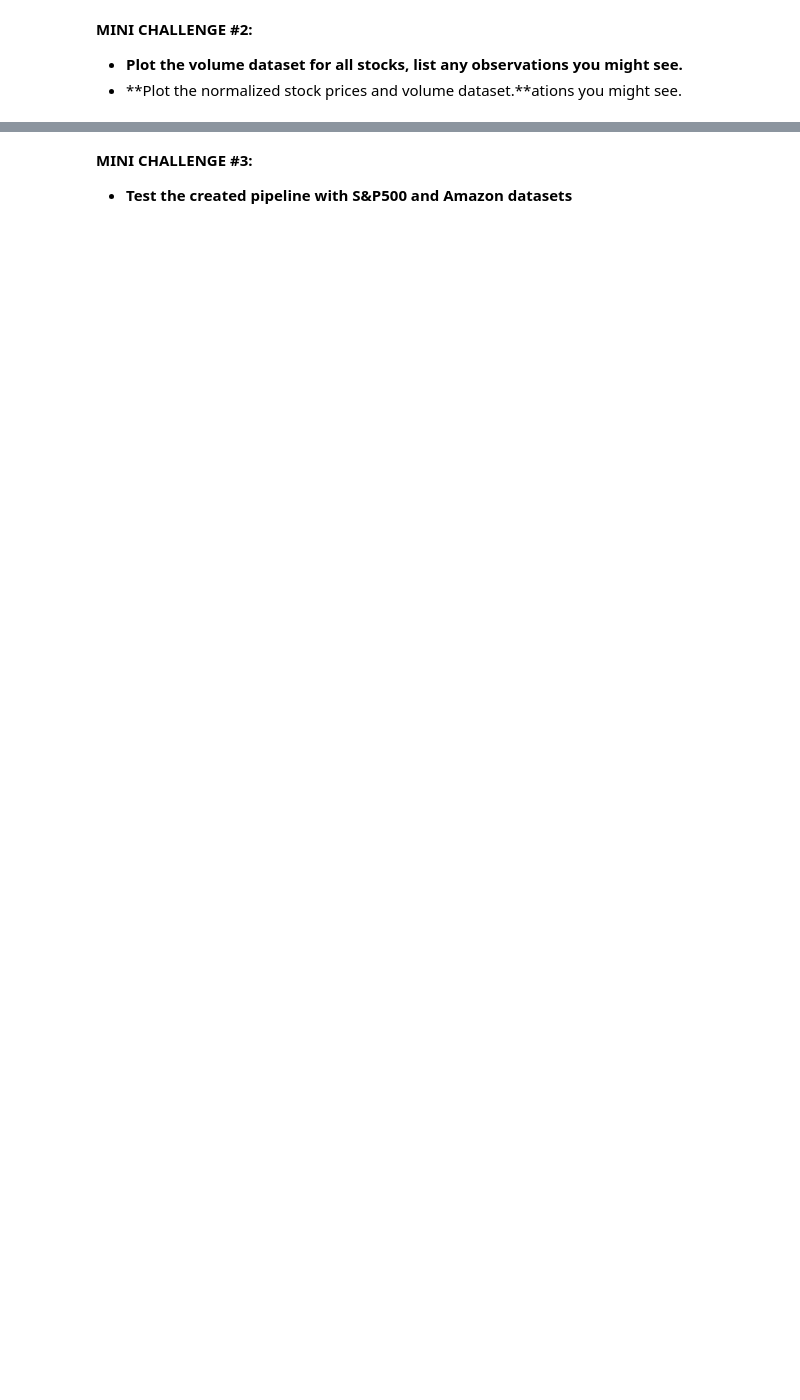
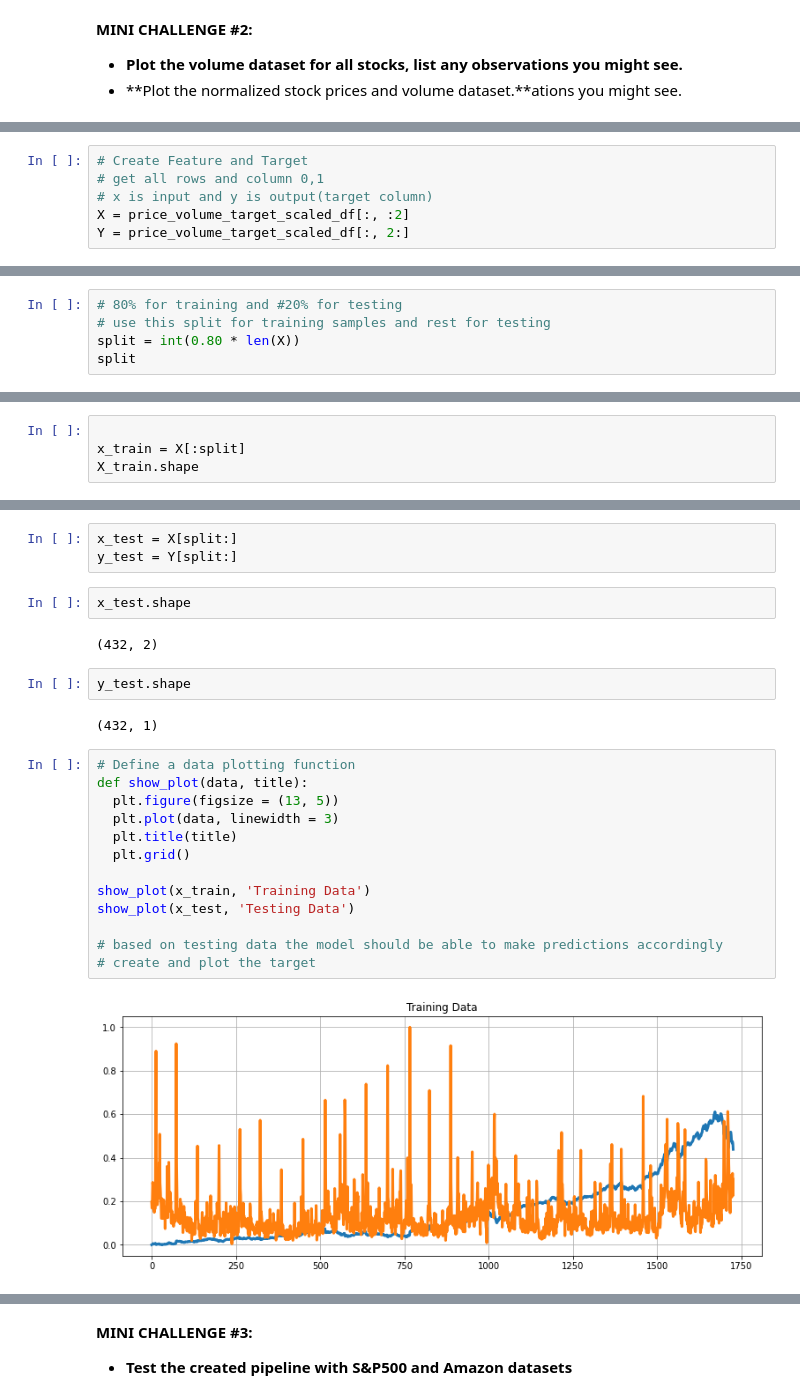
Before and after one commit to sehrish30/Stock-analysis, a Jupyter notebook: ML_In_Finance_Stock_Price_Predictions_Using_Regression_&_LSTM_Skeleton.ipynb, the cells around one changed output, grey strips where cells are left out. Drawn from its saved outputs; the diff is of its cells as text; blank space fills up the shorter version.

Commit message:
Prepare the data before training the ML model

```diff
--- a/ML_In_Finance_Stock_Price_Predictions_Using_Regression_&_LSTM_Skeleton.ipynb
+++ b/ML_In_Finance_Stock_Price_Predictions_Using_Regression_&_LSTM_Skeleton.ipynb
@@ -276,0 +328,6 @@ interactive_plot(normalize(stock_vol_df), 'Normalized Volume Data')
+# %%
+# Create Feature and Target
+# get all rows and column 0,1
+# x is input and y is output(target column)
+X = price_volume_target_scaled_df[:, :2]
+Y = price_volume_target_scaled_df[:, 2:]
@@ -281,0 +364,5 @@ interactive_plot(normalize(stock_vol_df), 'Normalized Volume Data')
+# %%
+# 80% for training and #20% for testing
+# use this split for training samples and rest for testing
+split = int(0.80 * len(X))
+split
@@ -281,0 +371,4 @@ interactive_plot(normalize(stock_vol_df), 'Normalized Volume Data')
+# %%
+
+x_train = X[:split]
+X_train.shape
@@ -281,0 +382,26 @@ interactive_plot(normalize(stock_vol_df), 'Normalized Volume Data')
+# %%
+x_test = X[split:]
+y_test = Y[split:]
+# %%
+x_test.shape
+# %% [output]
+(432, 2)
+# %%
+y_test.shape
+# %% [output]
+(432, 1)
+# %%
+# Define a data plotting function
+def show_plot(data, title):
+  plt.figure(figsize = (13, 5))
+  plt.plot(data, linewidth = 3)
+  plt.title(title)
+  plt.grid()
+
+show_plot(x_train, 'Training Data')
+show_plot(x_test, 'Testing Data')
+
+# based on testing data the model should be able to make predictions accordingly
+# create and plot the target
+# %% [output]
+[figure, added]
```
Also changed, not shown: parts of 24 cells of this notebook.
